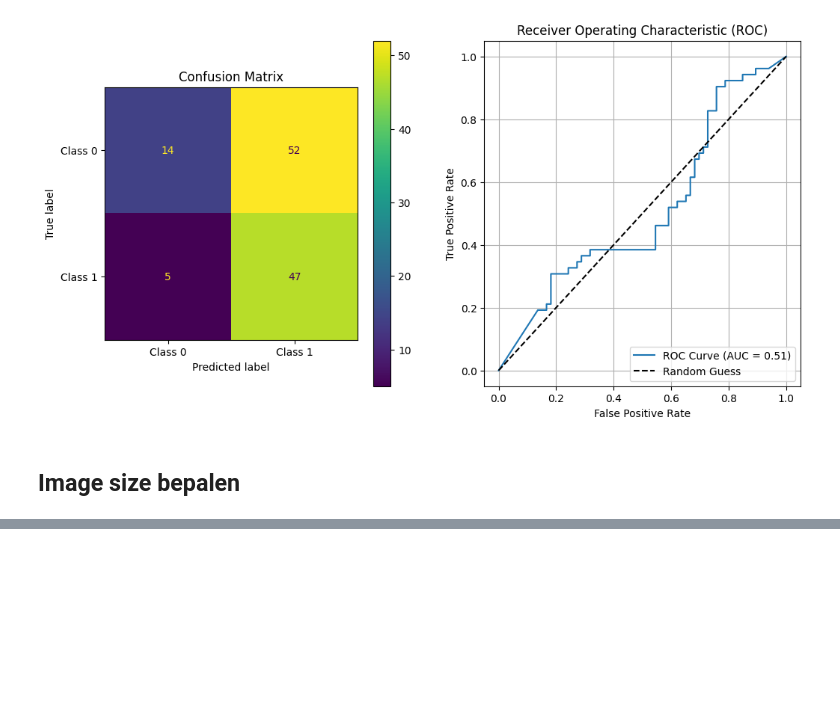
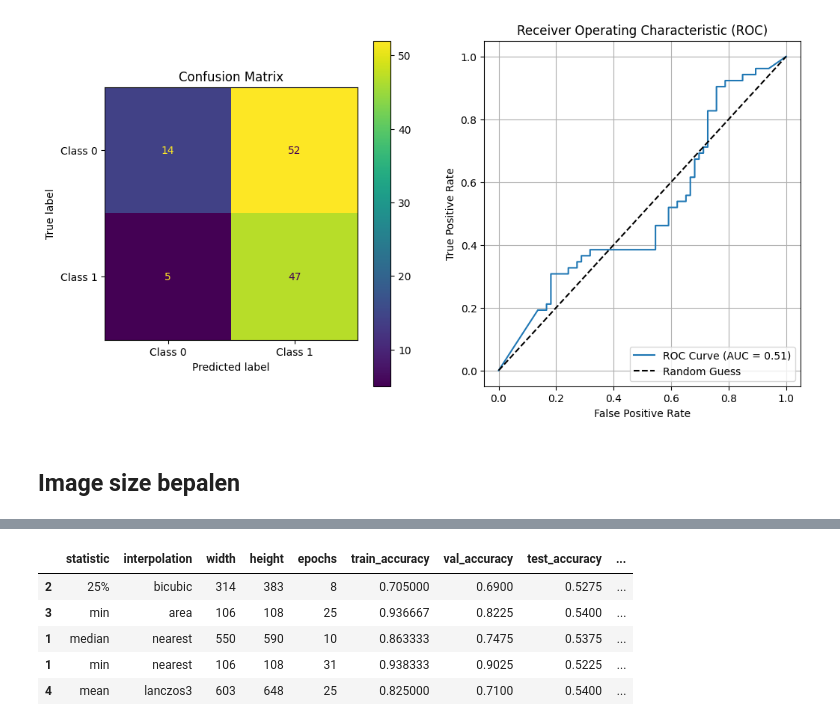
Before and after one commit to Tim-Mortier/Schilderijen-Classificatie, a Jupyter notebook: 4_Data_Sampling_Reshaping.ipynb, the cells around one changed output, grey strips where cells are left out. Cells and saved outputs as stored; diff of their text form; code cells hidden in the pictures; blank space fills up the shorter version.

```diff
--- a/4_Data_Sampling_Reshaping.ipynb
+++ b/4_Data_Sampling_Reshaping.ipynb
@@ -740,2 +804,11 @@ df.sort_values("recall", ascending=False).head(5)
+# %%
+df.sort_values("auc", ascending=False).head(5)
+# %% [output]
+|  | statistic | interpolation | width | height | epochs | train_accuracy | val_accuracy | test_accuracy | ... |
+| 2 | 25% | bicubic | 314 | 383 | 8 | 0.705000 | 0.6900 | 0.5275 | ... |
+| 3 | min | area | 106 | 108 | 25 | 0.936667 | 0.8225 | 0.5400 | ... |
+| 1 | median | nearest | 550 | 590 | 10 | 0.863333 | 0.7475 | 0.5375 | ... |
+| 1 | min | nearest | 106 | 108 | 31 | 0.938333 | 0.9025 | 0.5225 | ... |
+| 4 | mean | lanczos3 | 603 | 648 | 25 | 0.825000 | 0.7100 | 0.5400 | ... |
 # %%
 df.sort_values("val_loss").head(5)
```
Also changed, not shown: parts of 15 cells of this notebook.
